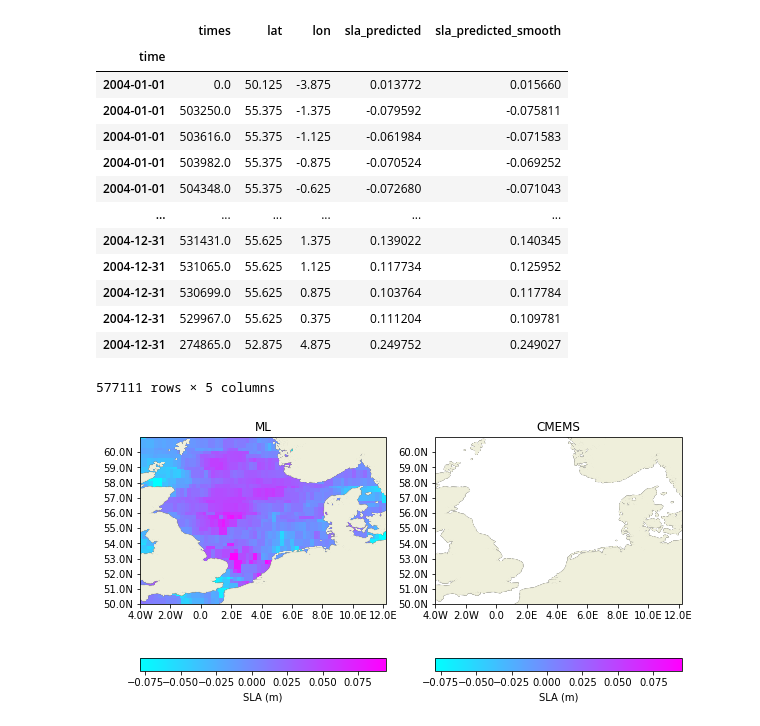
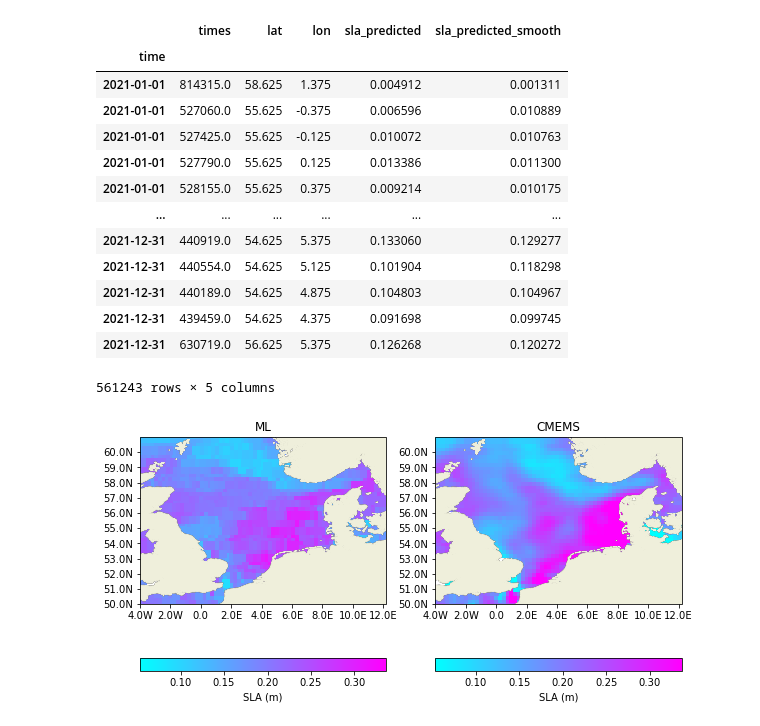
Before and after one commit to ne62rut/machine_learning_altimetry_validation, a Jupyter notebook: plot_dailymapsexample.ipynb, the cells around one changed output. Saved outputs shown, nothing was run; the diff lists cells and outputs as text; code cells hidden in the pictures.

```diff
--- a/plot_dailymapsexample.ipynb
+++ b/plot_dailymapsexample.ipynb
@@ -66,7 +66,7 @@ def single_plot(alti_20,min_sl,max_sl,counter,fig,title):
 
     return
 # %%
-alti_ML = pd.read_csv('/DGFI8/H/work_marcello/machine_learning_altimetry/test_prediction_newpoints_surge_northsea2004_01to12_smoothed.csv',index_col=[0],parse_dates=[0])
+alti_ML = pd.read_csv('/DGFI8/H/work_marcello/machine_learning_altimetry/test_prediction_newpoints_surge_northsea2021_01to12_smoothed.csv',index_col=[0],parse_dates=[0])
 
 # FROM COPERNICUS MODEL:
 #alti_Copernicus = pd.read_csv('/DGFI8/H/work_marcello/machine_learning_altimetry/test_prediction_newpoints_surge_copernicus.csv',index_col=[7],parse_dates=[7])
@@ -86,18 +86,18 @@ alti_ML
 # %% [output]
 |  | times | lat | lon | sla_predicted | sla_predicted_smooth |
 | time |  |  |  |  |  |
-| 2004-01-01 | 0.0 | 50.125 | -3.875 | 0.013772 | 0.015660 |
-| 2004-01-01 | 503250.0 | 55.375 | -1.375 | -0.079592 | -0.075811 |
-| 2004-01-01 | 503616.0 | 55.375 | -1.125 | -0.061984 | -0.071583 |
-| 2004-01-01 | 503982.0 | 55.375 | -0.875 | -0.070524 | -0.069252 |
-| 2004-01-01 | 504348.0 | 55.375 | -0.625 | -0.072680 | -0.071043 |
+| 2021-01-01 | 814315.0 | 58.625 | 1.375 | 0.004912 | 0.001311 |
+| 2021-01-01 | 527060.0 | 55.625 | -0.375 | 0.006596 | 0.010889 |
+| 2021-01-01 | 527425.0 | 55.625 | -0.125 | 0.010072 | 0.010763 |
+| 2021-01-01 | 527790.0 | 55.625 | 0.125 | 0.013386 | 0.011300 |
+| 2021-01-01 | 528155.0 | 55.625 | 0.375 | 0.009214 | 0.010175 |
 | ... | ... | ... | ... | ... | ... |
-| 2004-12-31 | 531431.0 | 55.625 | 1.375 | 0.139022 | 0.140345 |
-| 2004-12-31 | 531065.0 | 55.625 | 1.125 | 0.117734 | 0.125952 |
-| 2004-12-31 | 530699.0 | 55.625 | 0.875 | 0.103764 | 0.117784 |
-| 2004-12-31 | 529967.0 | 55.625 | 0.375 | 0.111204 | 0.109781 |
-| 2004-12-31 | 274865.0 | 52.875 | 4.875 | 0.249752 | 0.249027 |
+| 2021-12-31 | 440919.0 | 54.625 | 5.375 | 0.133060 | 0.129277 |
+| 2021-12-31 | 440554.0 | 54.625 | 5.125 | 0.101904 | 0.118298 |
+| 2021-12-31 | 440189.0 | 54.625 | 4.875 | 0.104803 | 0.104967 |
+| 2021-12-31 | 439459.0 | 54.625 | 4.375 | 0.091698 | 0.099745 |
+| 2021-12-31 | 630719.0 | 56.625 | 5.375 | 0.126268 | 0.120272 |
-577111 rows × 5 columns
+561243 rows × 5 columns
 # %%
 # # ATTEMPT: SMOOTH THE SEA LEVEL TEMPORALLY
 
@@ -141,40 +141,40 @@ alti_ML
 
 fig = plt.figure(figsize = (15, 10))
 
-chosen_day='2004-05-13'
-#chosen_day='2021-10-24'
+#chosen_day='2021-05-13'
+chosen_day='2021-10-24'
 
 alti_20_ML=alti_ML.loc[chosen_day:chosen_day] #- np.nanmean(alti_20_ML.sla_predicted)
-
+#alti_20_ML.sla_predicted = alti_20_ML.sla_predicted_smooth
 alti_20_ML
 
 
 #alti_20_ML = alti_ML.loc[alti_ML['time']==chosen_day]
 #alti_20_ML = alti_20_ML.set_index(alti_20_ML.times)
 min_sl=np.nanmean(alti_20_ML.sla_predicted)-3*np.nanstd(alti_20_ML.sla_predicted)
 max_sl=np.nanmean(alti_20_ML.sla_predicted)+3*np.nanstd(alti_20_ML.sla_predicted)
 
 
 single_plot(alti_20_ML,min_sl,max_sl,1,fig,'ML')
 
 alti_20_cmems=alti_cmems.loc[chosen_day:chosen_day] #- np.nanmean(alti_cmems.sla_predicted)
 #alti_20_cmems=alti_20_cmems.groupby([pd.Grouper('lon'),pd.Grouper('lat')]).mean()
 #alti_20_cmems['lat'] = alti_20_cmems.index.get_level_values('lat')
 #alti_20_cmems['lon'] = alti_20_cmems.index.get_level_values('lon')
 #min_sl=np.nanmean(alti_20_cmems.sla_predicted)-3*np.nanstd(alti_20_cmems.sla_predicted)
 #max_sl=np.nanmean(alti_20_cmems.sla_predicted)+3*np.nanstd(alti_20_cmems.sla_predicted)
 
 
 single_plot(alti_20_cmems,min_sl,max_sl,2,fig,'CMEMS')
 
 
 
 # alti_20_Copernicus=alti_Copernicus.loc[chosen_day:chosen_day] #- np.nanmean(alti_Copernicus.sla_predicted)
 # min_sl=np.nanmean(alti_20_Copernicus.sla_predicted)-np.nanstd(alti_20_Copernicus.sla_predicted)
 # max_sl=np.nanmean(alti_20_Copernicus.sla_predicted)+np.nanstd(alti_20_Copernicus.sla_predicted)
 
 # single_plot(alti_20_Copernicus,min_sl,max_sl,3,fig)
 
 #fig.savefig("fig_dailymapsexample.png")
 # %% [output]
-[figure, old version]
+[figure, new version]
```
Also changed, not shown: parts of 1 cell of this notebook, 6 other files.
